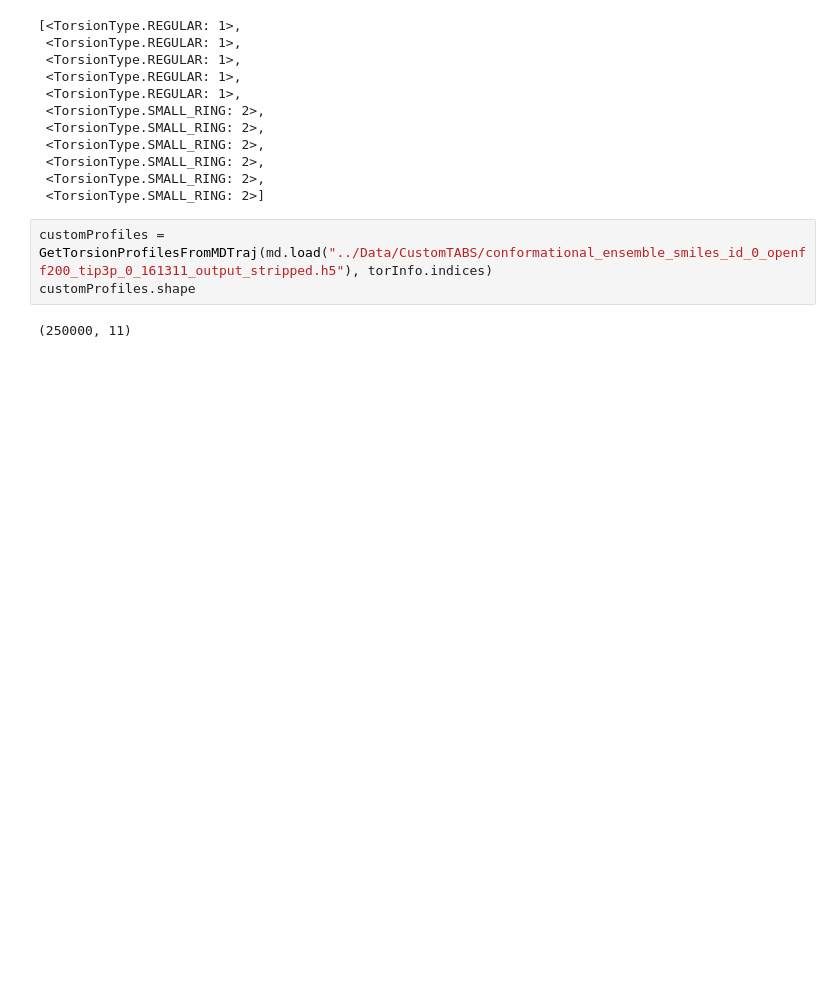
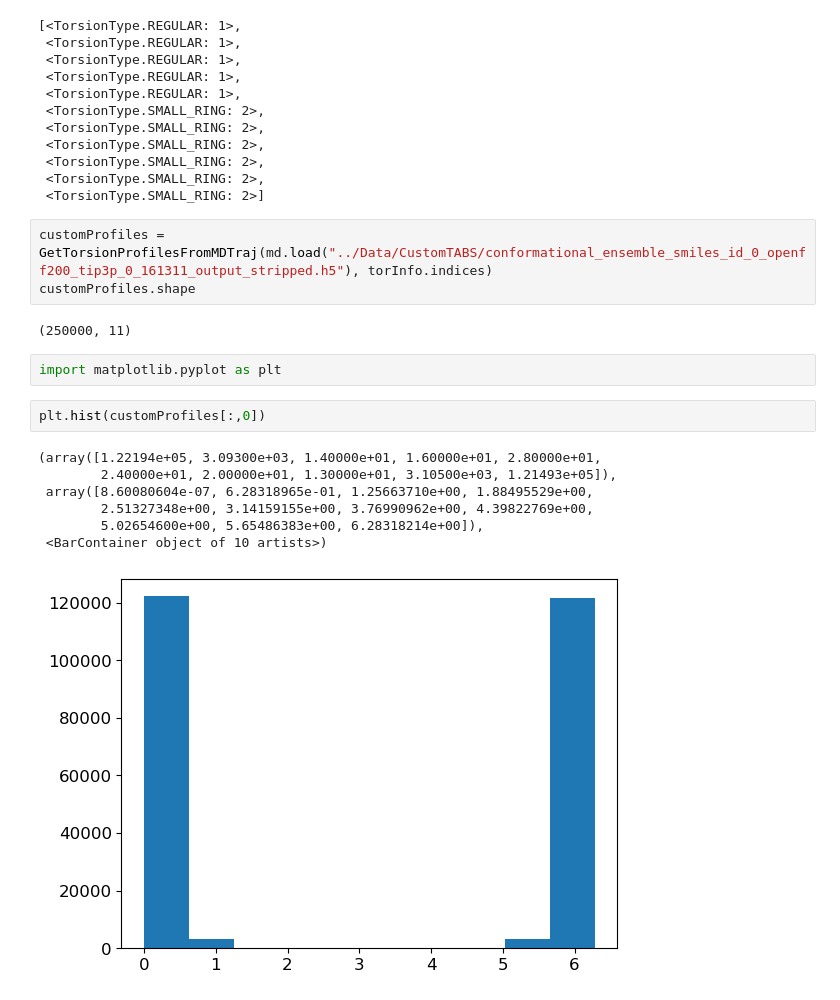
Before and after one commit to rinikerlab/TorsionAngularBinStrings, a Jupyter notebook: Demos/TestingNewAPI.ipynb, the cells around one changed output. Drawn from its saved outputs; the diff is of its cells as text; blank space fills up the shorter version.

```diff
--- a/Demos/TestingNewAPI.ipynb
+++ b/Demos/TestingNewAPI.ipynb
@@ -63,6 +79,18 @@ customProfiles = GetTorsionProfilesFromMDTraj(md.load("../Data/CustomTABS/confor
 customProfiles.shape
 # %% [output]
 (250000, 11)
+# %%
+import matplotlib.pyplot as plt
+# %%
+plt.hist(customProfiles[:,0])
+# %% [output]
+(array([1.22194e+05, 3.09300e+03, 1.40000e+01, 1.60000e+01, 2.80000e+01,
+        2.40000e+01, 2.00000e+01, 1.30000e+01, 3.10500e+03, 1.21493e+05]),
+ array([8.60080604e-07, 6.28318965e-01, 1.25663710e+00, 1.88495529e+00,
+        2.51327348e+00, 3.14159155e+00, 3.76990962e+00, 4.39822769e+00,
+        5.02654600e+00, 5.65486383e+00, 6.28318214e+00]),
+ <BarContainer object of 10 artists>)
+[figure, added]
 # %%
 torInfo2 = TorsionInfoList.WithCustomTorsions(mol, torInfo.indices, customProfiles)
 # %% [output]
```
Also changed, not shown: parts of 4 cells of this notebook.
